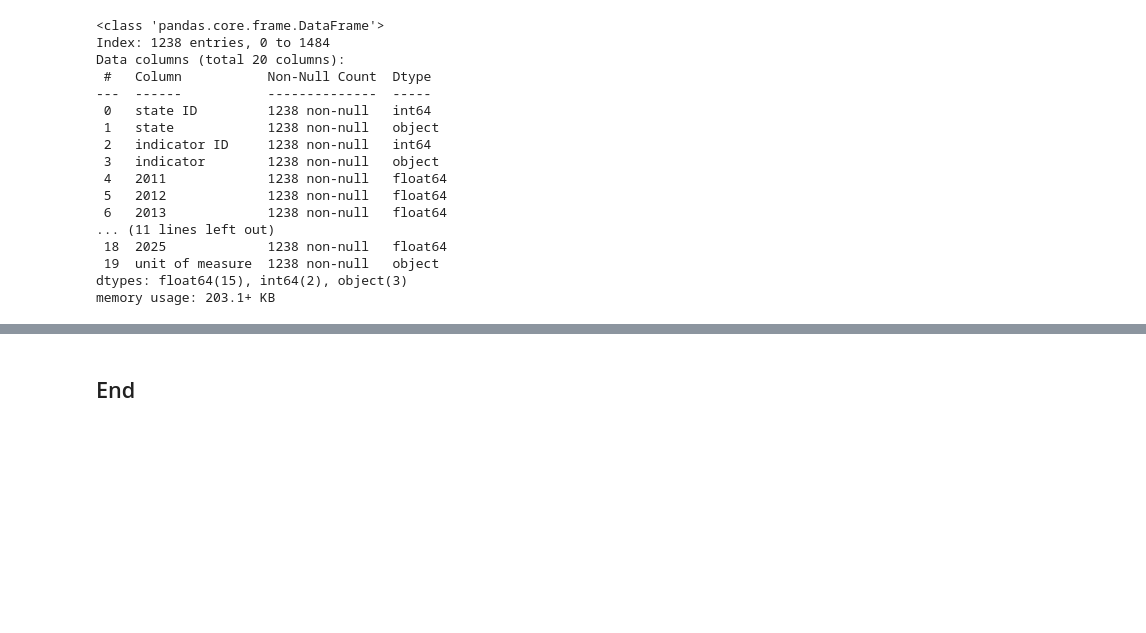
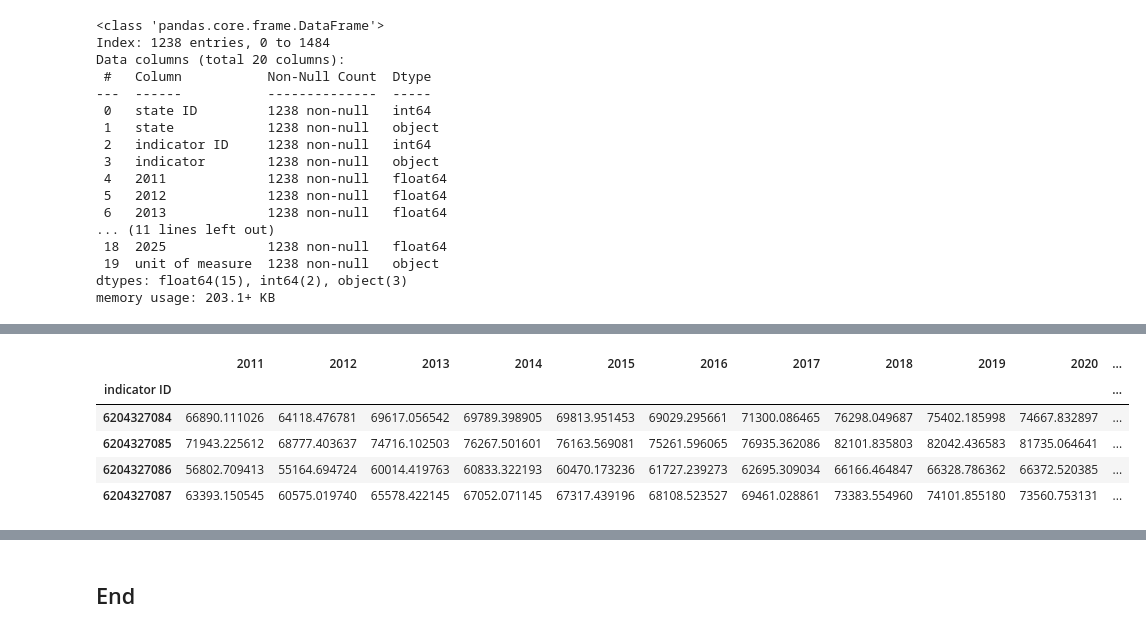
Before and after one commit to irenecelebrin/programming-for-data-analytics, a Jupyter notebook: project/project.ipynb, the cells around one changed output, grey strips where cells are left out. Saved outputs shown, nothing was run; the diff lists cells and outputs as text; code cells hidden in the pictures; blank space fills up the shorter version.

```diff
--- a/project/project.ipynb
+++ b/project/project.ipynb
@@ -432,0 +403,14 @@ plt.show()
+# %%
+# remove unnecessary columns
+col_to_remove = ['state ID', 'state','indicator','unit of measure']
+
+security_data.drop(columns=col_to_remove, inplace=True)
+
+security_data
+# %% [output]
+|  | 2011 | 2012 | 2013 | 2014 | 2015 | 2016 | 2017 | 2018 | 2019 | 2020 | ... |
+| indicator ID |  |  |  |  |  |  |  |  |  |  | ... |
+| 6204327084 | 66890.111026 | 64118.476781 | 69617.056542 | 69789.398905 | 69813.951453 | 69029.295661 | 71300.086465 | 76298.049687 | 75402.185998 | 74667.832897 | ... |
+| 6204327085 | 71943.225612 | 68777.403637 | 74716.102503 | 76267.501601 | 76163.569081 | 75261.596065 | 76935.362086 | 82101.835803 | 82042.436583 | 81735.064641 | ... |
+| 6204327086 | 56802.709413 | 55164.694724 | 60014.419763 | 60833.322193 | 60470.173236 | 61727.239273 | 62695.309034 | 66166.464847 | 66328.786362 | 66372.520385 | ... |
+| 6204327087 | 63393.150545 | 60575.019740 | 65578.422145 | 67052.071145 | 67317.439196 | 68108.523527 | 69461.028861 | 73383.554960 | 74101.855180 | 73560.753131 | ... |
```
Also changed, not shown: parts of 21 cells of this notebook.
